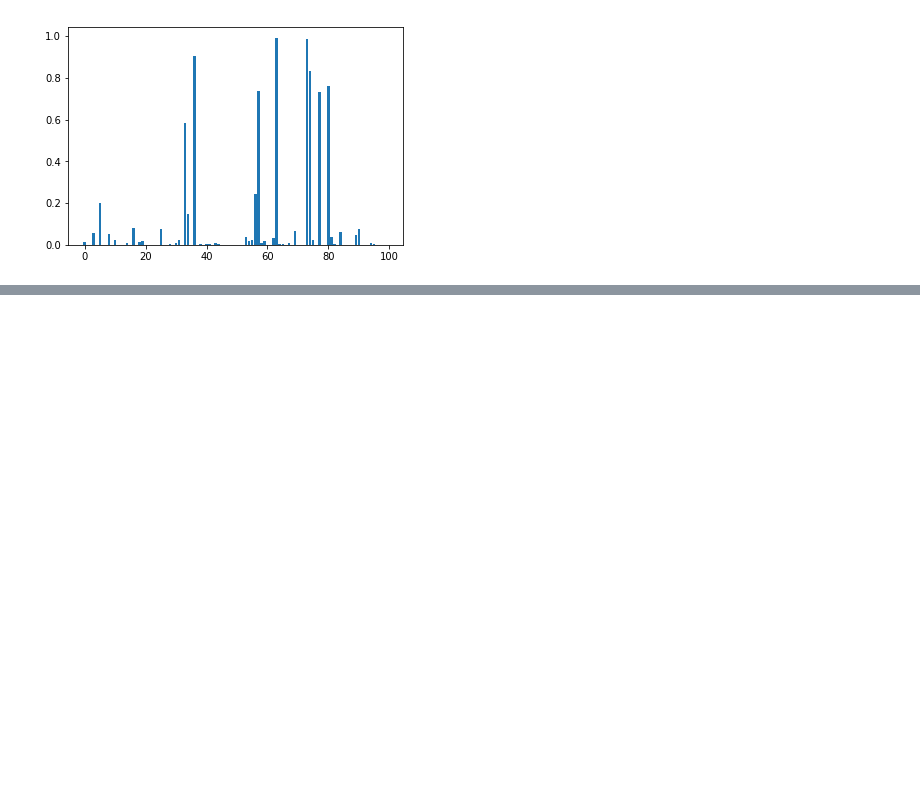
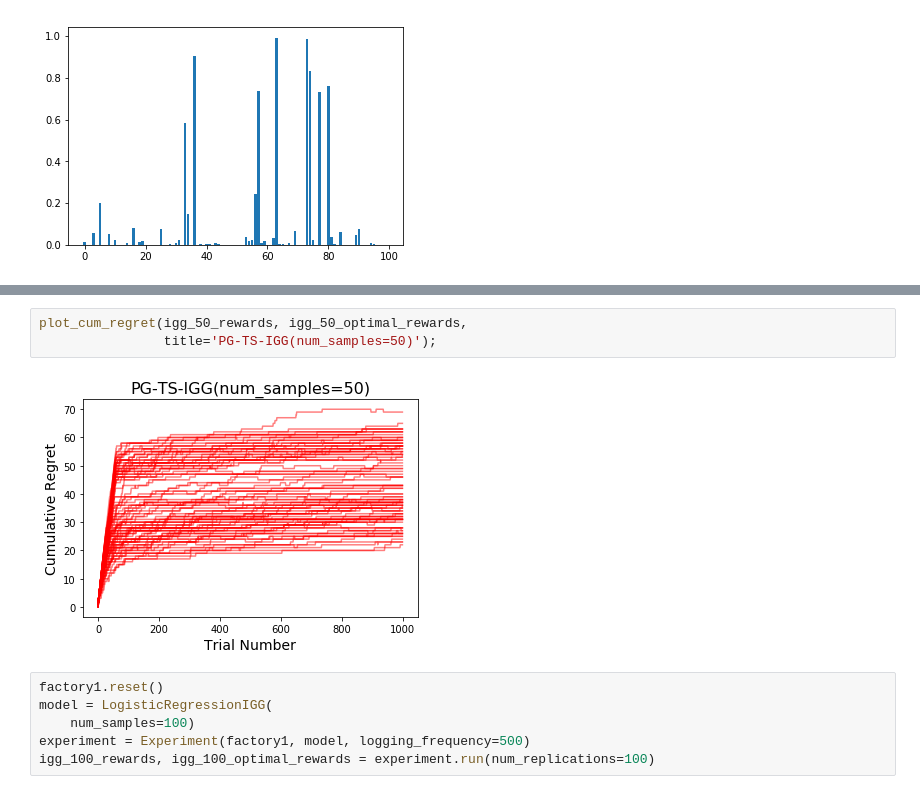
Before and after one commit to banditry/banditry, a Jupyter notebook: notebooks/pg-ts-extensions.ipynb, the cells around one changed output, grey strips where cells are left out. Cells and saved outputs as stored; diff of their text form; blank space fills up the shorter version.

Commit message:
Completed initial experiments with LogisticRegressionIGG model.

```diff
--- a/notebooks/pg-ts-extensions.ipynb
+++ b/notebooks/pg-ts-extensions.ipynb
@@ -572,0 +561,11 @@ igg_50_rewards, igg_50_optimal_rewards = experiment.run(num_replications=100)
+# %%
+plot_cum_regret(igg_50_rewards, igg_50_optimal_rewards,
+                title='PG-TS-IGG(num_samples=50)');
+# %% [output]
+[figure, added]
+# %%
+factory1.reset()
+model = LogisticRegressionIGG(
+    num_samples=100)
+experiment = Experiment(factory1, model, logging_frequency=500)
+igg_100_rewards, igg_100_optimal_rewards = experiment.run(num_replications=100)
```
Also changed, not shown: parts of 7 cells of this notebook, 1 other file.
